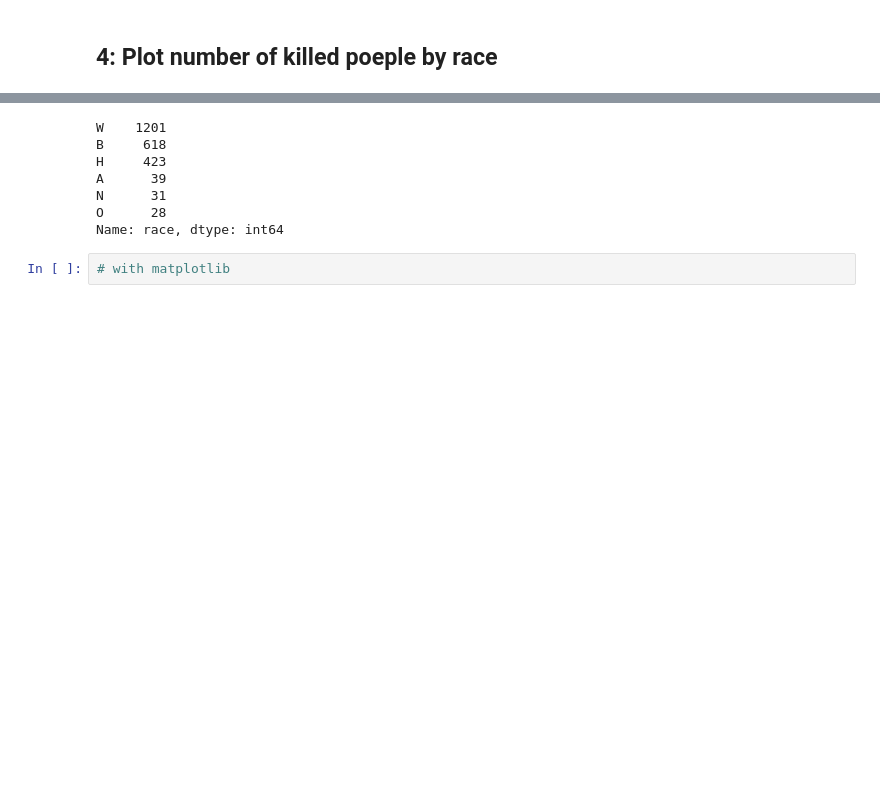
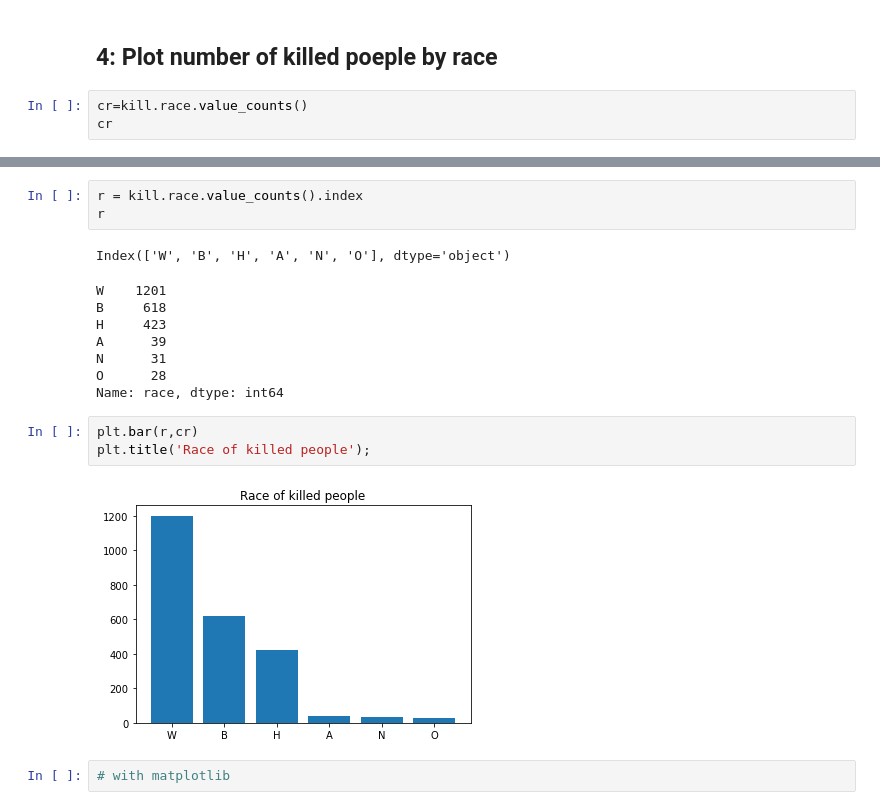
Before and after one commit to yasir5008/DS_-_ITF_Just_Working_Directory, a Jupyter notebook: DS_projects/DS_Assignments/DVwPY_Assignment_1_student.ipynb, the cells around one changed output, grey strips where cells are left out. Cells and saved outputs as stored; diff of their text form; blank space fills up the shorter version.

```diff
--- a/DS_projects/DS_Assignments/DVwPY_Assignment_1_student.ipynb
+++ b/DS_projects/DS_Assignments/DVwPY_Assignment_1_student.ipynb
@@ -154,3 +155,6 @@ dtype: int64
 [figure]
 # %% [markdown]
 ## 4: Plot number of killed poeple by race
+# %%
+cr=kill.race.value_counts()
+cr
@@ -157,3 +169,8 @@ dtype: int64
+# %%
+r = kill.race.value_counts().index
+r
+# %% [output]
+Index(['W', 'B', 'H', 'A', 'N', 'O'], dtype='object')
 # %%
 # %% [output]
 W    1201
@@ -163,6 +180,11 @@ A      39
 N      31
 O      28
 Name: race, dtype: int64
+# %%
+plt.bar(r,cr)
+plt.title('Race of killed people');
+# %% [output]
+[figure, added]
 # %%
 # with matplotlib
 # %% [output]
```
Also changed, not shown: parts of 7 cells of this notebook.
